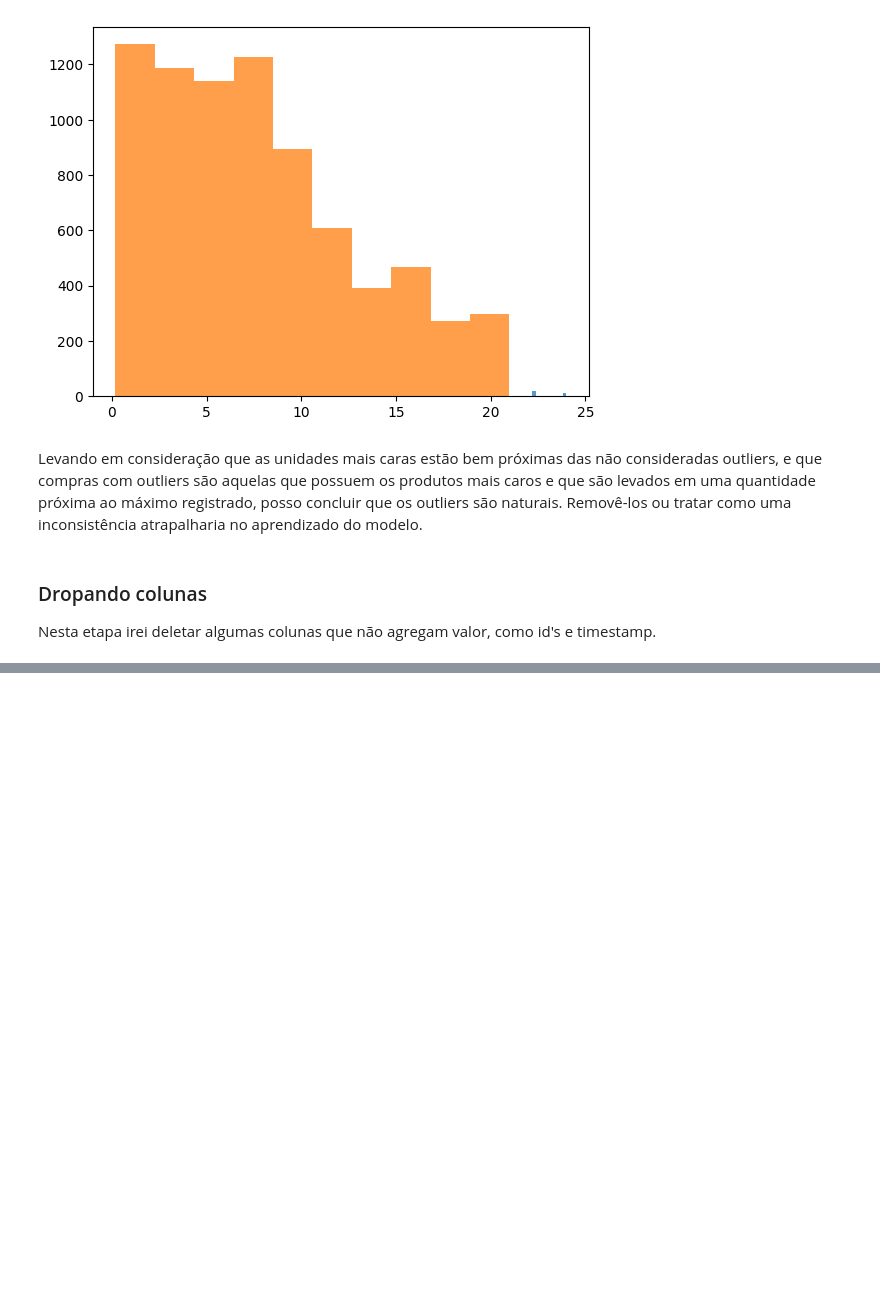
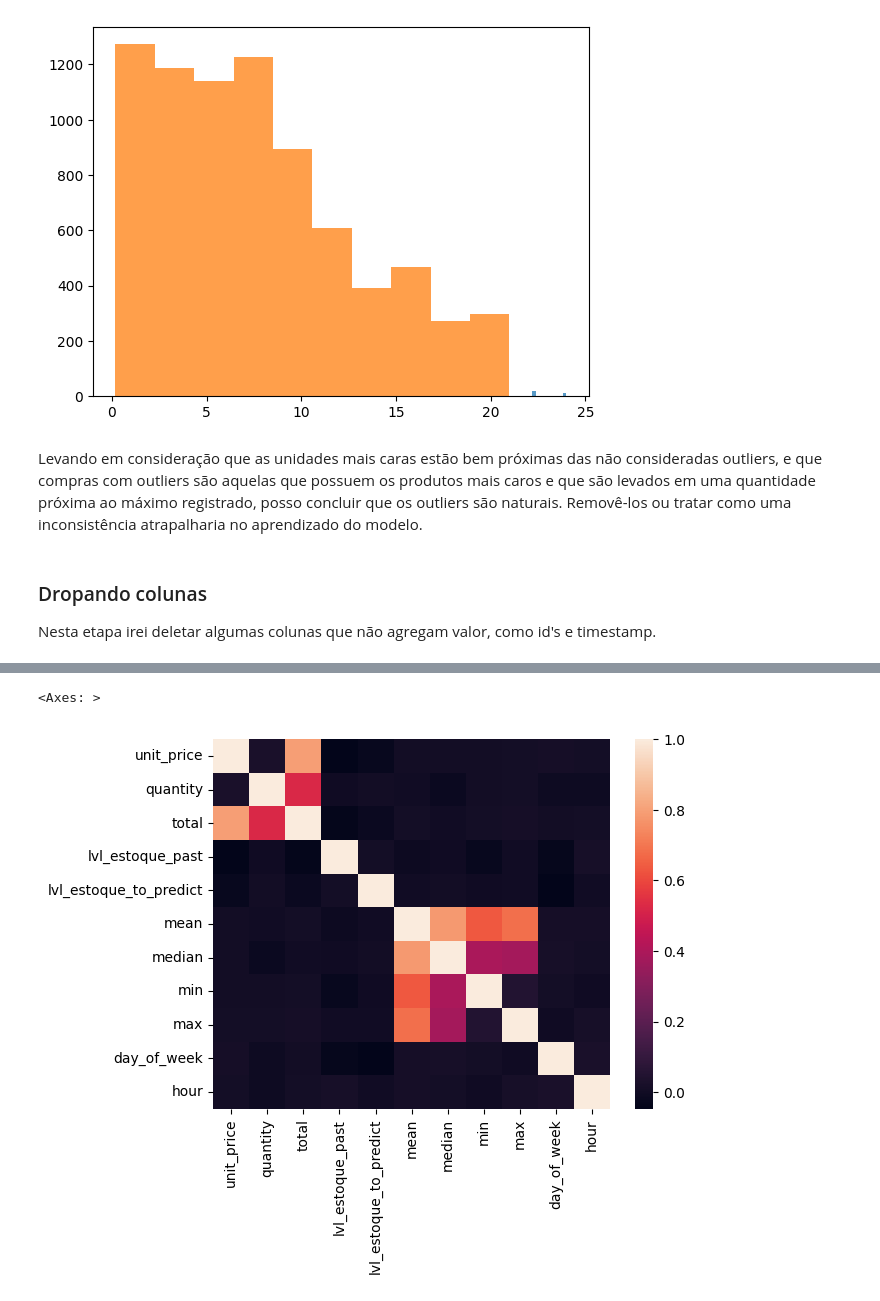
Before and after one commit to dnsrsdata/stock_level_prediction, a Jupyter notebook: notebooks/transform_data.ipynb, the cells around one changed output, grey strips where cells are left out. Cells and saved outputs as stored; diff of their text form; code cells hidden in the pictures; blank space fills up the shorter version.

```diff
--- a/notebooks/transform_data.ipynb
+++ b/notebooks/transform_data.ipynb
@@ -223,0 +233,6 @@ Levando em conta que não temos mais mais tratamentos para aplicar, não possuí
+# %%
+# Checando as correlações
+sns.heatmap(df_unido.corr(numeric_only=True))
+# %% [output]
+<Axes: >
+[figure, added]
```
Also changed, not shown: parts of 4 cells of this notebook, 1 other file.
